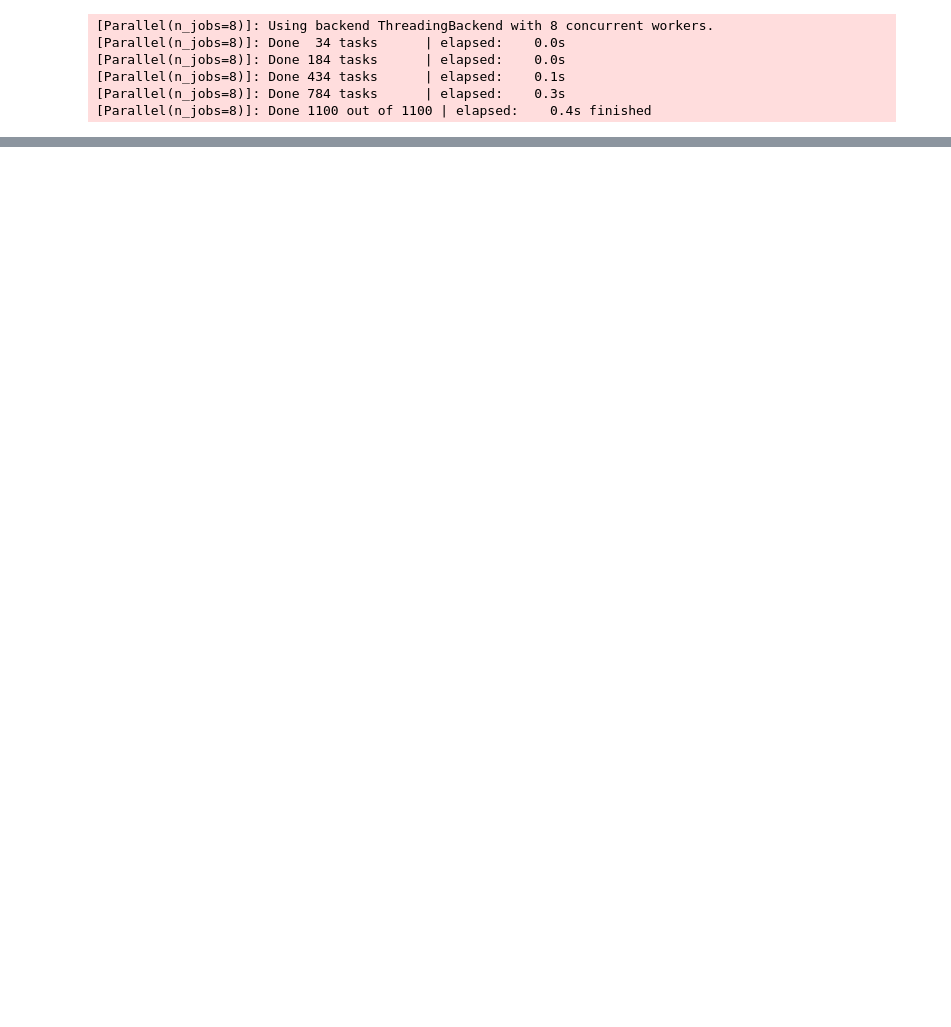
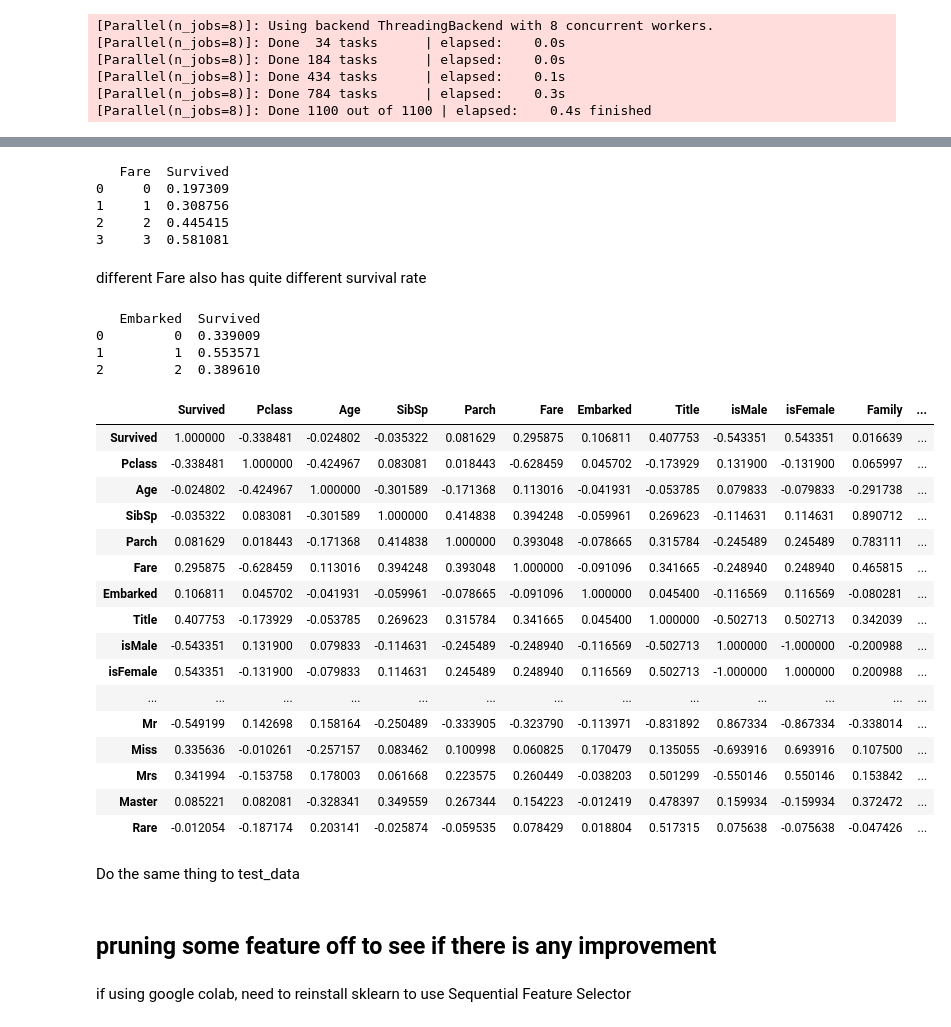
Before and after one commit to looksgreat/NYCU-AI-Spring-2021, a Jupyter notebook: main.ipynb, the cells around one changed output, grey strips where cells are left out. Saved outputs shown, nothing was run; the diff lists cells and outputs as text; code cells hidden in the pictures; blank space fills up the shorter version.

```diff
--- a/main.ipynb
+++ b/main.ipynb
@@ -747,0 +822,10 @@ results.to_csv("ensemble_python_voting.csv",index=False)
+# %%
+train_data['Parch'].value_counts()
+train_data['0-Parch']=0
+train_data['1-Parch']=0
+train_data['2-Parch']=0
+train_data['3+Parch']=0
+train_data['0-Parch'].loc[train_data['Parch']==0] = 1
+train_data['1-Parch'].loc[train_data['Parch']==1] = 1
+train_data['2-Parch'].loc[train_data['Parch']==2] = 1
+train_data['3+Parch'].loc[train_data['Parch']>=3] = 1
@@ -747,0 +854,9 @@ results.to_csv("ensemble_python_voting.csv",index=False)
+# %%
+train_data['1-Family']=0
+train_data['2-Family']=0
+train_data['3-Family']=0
+train_data['4+Family']=0
+train_data['1-Family'].loc[train_data['Family']==1] = 1
+train_data['2-Family'].loc[train_data['Family']==2] = 1
+train_data['3-Family'].loc[train_data['Family']==3] = 1
+train_data['4+Family'].loc[train_data['Family']>=4] = 1
@@ -747,0 +887,10 @@ results.to_csv("ensemble_python_voting.csv",index=False)
+# %%
+print(train_data[['Fare', 'Survived']].groupby('Fare', as_index=False).mean())
+# %% [output]
+   Fare  Survived
+0     0  0.197309
+1     1  0.308756
+2     2  0.445415
+3     3  0.581081
+# %% [markdown]
+different Fare also has quite different survival rate
@@ -747,0 +906,7 @@ results.to_csv("ensemble_python_voting.csv",index=False)
+# %%
+print(train_data[['Embarked', 'Survived']].groupby('Embarked', as_index=False).mean())
+# %% [output]
+   Embarked  Survived
+0         0  0.339009
+1         1  0.553571
+2         2  0.389610
@@ -747,0 +924,22 @@ results.to_csv("ensemble_python_voting.csv",index=False)
+# %%
+train_data.corr()
+# %% [output]
+|  | Survived | Pclass | Age | SibSp | Parch | Fare | Embarked | Title | isMale | isFemale | Family | ... |
+| Survived | 1.000000 | -0.338481 | -0.024802 | -0.035322 | 0.081629 | 0.295875 | 0.106811 | 0.407753 | -0.543351 | 0.543351 | 0.016639 | ... |
+| Pclass | -0.338481 | 1.000000 | -0.424967 | 0.083081 | 0.018443 | -0.628459 | 0.045702 | -0.173929 | 0.131900 | -0.131900 | 0.065997 | ... |
+| Age | -0.024802 | -0.424967 | 1.000000 | -0.301589 | -0.171368 | 0.113016 | -0.041931 | -0.053785 | 0.079833 | -0.079833 | -0.291738 | ... |
+| SibSp | -0.035322 | 0.083081 | -0.301589 | 1.000000 | 0.414838 | 0.394248 | -0.059961 | 0.269623 | -0.114631 | 0.114631 | 0.890712 | ... |
+| Parch | 0.081629 | 0.018443 | -0.171368 | 0.414838 | 1.000000 | 0.393048 | -0.078665 | 0.315784 | -0.245489 | 0.245489 | 0.783111 | ... |
+| Fare | 0.295875 | -0.628459 | 0.113016 | 0.394248 | 0.393048 | 1.000000 | -0.091096 | 0.341665 | -0.248940 | 0.248940 | 0.465815 | ... |
+| Embarked | 0.106811 | 0.045702 | -0.041931 | -0.059961 | -0.078665 | -0.091096 | 1.000000 | 0.045400 | -0.116569 | 0.116569 | -0.080281 | ... |
+| Title | 0.407753 | -0.173929 | -0.053785 | 0.269623 | 0.315784 | 0.341665 | 0.045400 | 1.000000 | -0.502713 | 0.502713 | 0.342039 | ... |
+| isMale | -0.543351 | 0.131900 | 0.079833 | -0.114631 | -0.245489 | -0.248940 | -0.116569 | -0.502713 | 1.000000 | -1.000000 | -0.200988 | ... |
+| isFemale | 0.543351 | -0.131900 | -0.079833 | 0.114631 | 0.245489 | 0.248940 | 0.116569 | 0.502713 | -1.000000 | 1.000000 | 0.200988 | ... |
+| ... | ... | ... | ... | ... | ... | ... | ... | ... | ... | ... | ... | ... |
+| Mr | -0.549199 | 0.142698 | 0.158164 | -0.250489 | -0.333905 | -0.323790 | -0.113971 | -0.831892 | 0.867334 | -0.867334 | -0.338014 | ... |
+| Miss | 0.335636 | -0.010261 | -0.257157 | 0.083462 | 0.100998 | 0.060825 | 0.170479 | 0.135055 | -0.693916 | 0.693916 | 0.107500 | ... |
+| Mrs | 0.341994 | -0.153758 | 0.178003 | 0.061668 | 0.223575 | 0.260449 | -0.038203 | 0.501299 | -0.550146 | 0.550146 | 0.153842 | ... |
+| Master | 0.085221 | 0.082081 | -0.328341 | 0.349559 | 0.267344 | 0.154223 | -0.012419 | 0.478397 | 0.159934 | -0.159934 | 0.372472 | ... |
+| Rare | -0.012054 | -0.187174 | 0.203141 | -0.025874 | -0.059535 | 0.078429 | 0.018804 | 0.517315 | 0.075638 | -0.075638 | -0.047426 | ... |
+# %% [markdown]
+Do the same thing to test_data
@@ -747,0 +1009,4 @@ results.to_csv("ensemble_python_voting.csv",index=False)
+# %% [markdown]
+## pruning some feature off to see if there is any improvement
+# %% [markdown]
+if using google colab, need to reinstall sklearn to use Sequential Feature Selector
```
Also changed, not shown: parts of 49 cells of this notebook.
